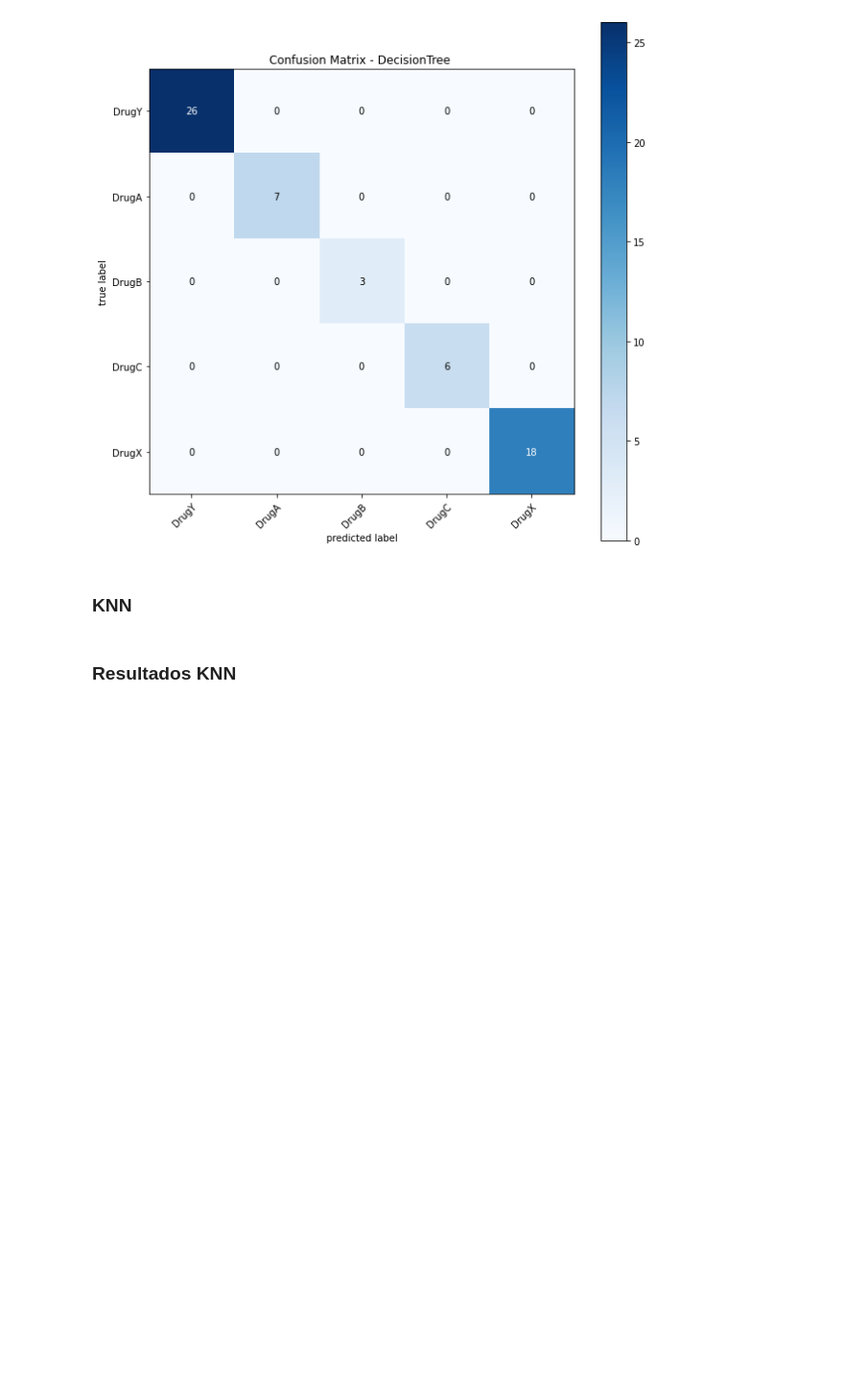
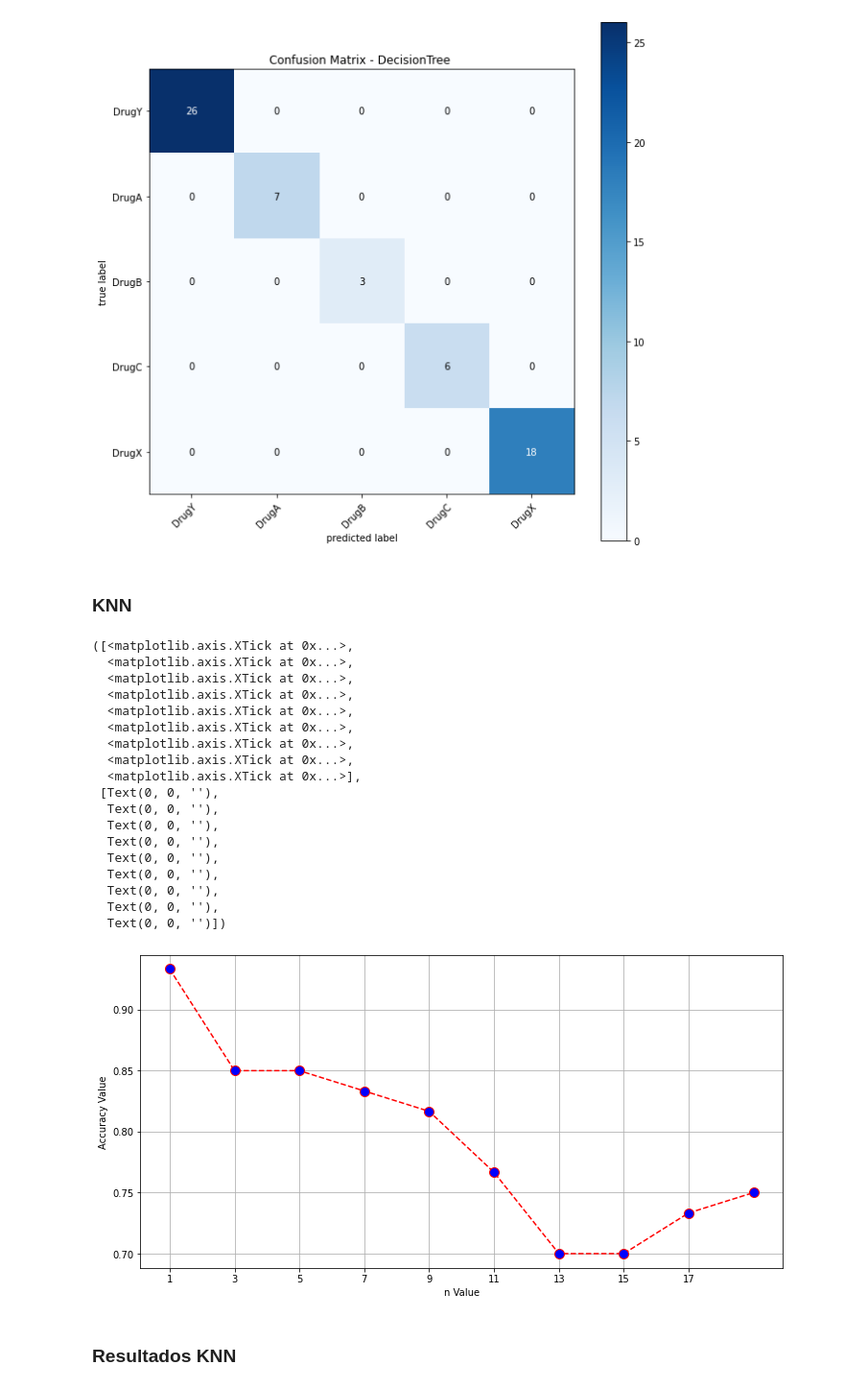
Before and after one commit to CarlosFontaneli/Aprendizado-Maquina-I, a Jupyter notebook: relatorio_final.ipynb, the cells around one changed output. Shown: that part at 96% size. Cells and saved outputs as stored; diff of their text form; code cells hidden in the pictures; blank space fills up the shorter version.

Commit message:
knn n_neighbors graph

```diff
--- a/relatorio_final.ipynb
+++ b/relatorio_final.ipynb
@@ -174,8 +174,8 @@ def additional_pre_process(dataset, drop_outliers = False, balance_target = Fals
 Como métricas de avaliação usou-se a função `classification_report`, sendo seu retorno composto pelas seguinte métricas: `precision`, `recall`, `f1-score` e `accuracy`.
 Além disso, exibiu-se para cada modelo sua matriz de confusão.
 # %%
-def metrics_cf(y_test, y_pred):
-  metrics = classification_report(y_test, y_pred)
+def metrics_cf(y_test, y_pred, metrics_dict):
+  metrics = classification_report(y_test, y_pred, output_dict=metrics_dict)
 
   c_matrix = confusion_matrix(y_test, y_pred)
 
@@ -206,7 +206,7 @@ Para o modelo de Árvore de Decisão a função aplica o pré-processamento univ
 
 Para os modelos de K Vizinho Mais Próximo e Bayes Ingênuo a função aplica os mesmos passos aplicados para Árvores de Decisão com a adição da normalização dos dados no pré-processamento universal.
 # %%
-def train_test_classifier(dataset, dec_tree = False, gauss_nb = False, knn = False, drop_outliers = False, balance_target = False, n_neighbors=5):
+def train_test_classifier(dataset, dec_tree = False, gauss_nb = False, knn = False, drop_outliers = False, balance_target = False, n_neighbors=5, metrics_dict = False):
 
   # Aplicando pre-processamento adicional caso determinado
   dataset = additional_pre_process(dataset, drop_outliers, balance_target)
@@ -221,7 +221,7 @@ def train_test_classifier(dataset, dec_tree = False, gauss_nb = False, knn = Fal
     y_pred = classifier.predict(X_test)
 
     # Gera as metricas do classifiero
-    metrics, c_matrix, = metrics_cf(y_test, y_pred)
+    metrics, c_matrix, = metrics_cf(y_test, y_pred, metrics_dict)
 
     return classifier, metrics, c_matrix
 
@@ -234,7 +234,7 @@ def train_test_classifier(dataset, dec_tree = False, gauss_nb = False, knn = Fal
     y_pred = classifier.predict(X_test)
 
     # Gera as metricas do classifiero
-    metrics, c_matrix, = metrics_cf(y_test, y_pred)
+    metrics, c_matrix, = metrics_cf(y_test, y_pred, metrics_dict)
 
     return classifier, metrics, c_matrix
 
@@ -248,7 +248,7 @@ def train_test_classifier(dataset, dec_tree = False, gauss_nb = False, knn = Fal
     y_pred = classifier.predict(X_test)
 
     # Gera as metricas do classifiero
-    metrics, c_matrix, = metrics_cf(y_test, y_pred)
+    metrics, c_matrix = metrics_cf(y_test, y_pred, metrics_dict)
 
     return classifier, metrics, c_matrix
 # %% [markdown]
@@ -285,6 +285,40 @@ weighted avg       1.00      1.00      1.00        60
 [figure]
 # %% [markdown]
 ### KNN
+# %%
+metricsList = list()
+
+for i in range(1, 20, 2):
+    knn_classifier, knn_metrics, knn_c_matriz = train_test_classifier(dataset=drug_dataset,  knn=True, n_neighbors=i, metrics_dict=True)
+    metricsList.append(knn_metrics['accuracy'])
+
+plt.figure(figsize=(12, 6))
+plt.plot(range(1, 20,2), metricsList, color='red', linestyle='dashed', marker='o',
+         markerfacecolor='blue', markersize=10)
+plt.xlabel('n Value')
+plt.ylabel('Accuracy Value')
+plt.grid(visible=True)
+plt.xticks(np.arange(1, 19, step=2))
+# %% [output]
+([<matplotlib.axis.XTick at 0x...>,
+  <matplotlib.axis.XTick at 0x...>,
+  <matplotlib.axis.XTick at 0x...>,
+  <matplotlib.axis.XTick at 0x...>,
+  <matplotlib.axis.XTick at 0x...>,
+  <matplotlib.axis.XTick at 0x...>,
+  <matplotlib.axis.XTick at 0x...>,
+  <matplotlib.axis.XTick at 0x...>,
+  <matplotlib.axis.XTick at 0x...>],
+ [Text(0, 0, ''),
+  Text(0, 0, ''),
+  Text(0, 0, ''),
+  Text(0, 0, ''),
+  Text(0, 0, ''),
+  Text(0, 0, ''),
+  Text(0, 0, ''),
+  Text(0, 0, ''),
+  Text(0, 0, '')])
+[figure, added]
 # %%
 knn_classifier, knn_metrics, knn_c_matriz = train_test_classifier(dataset=drug_dataset, knn = True)
 # %% [markdown]
```
